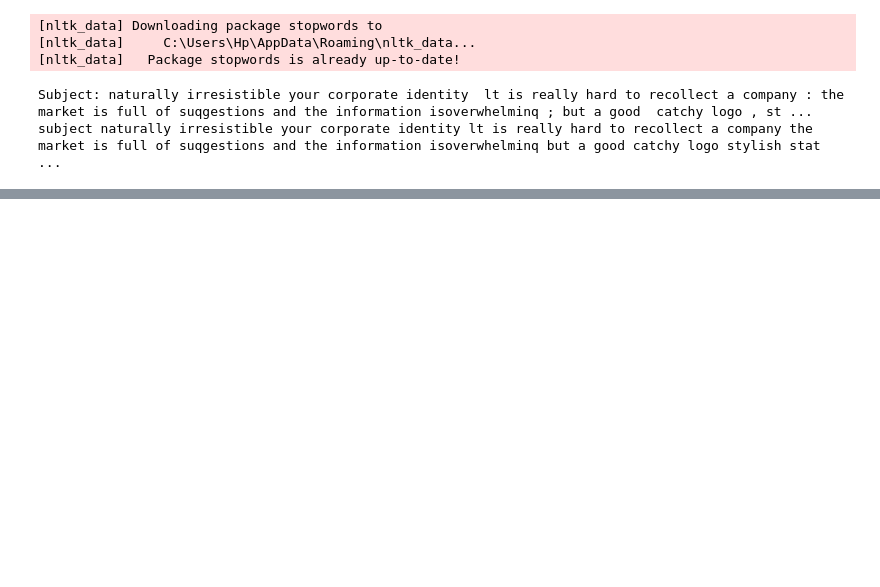
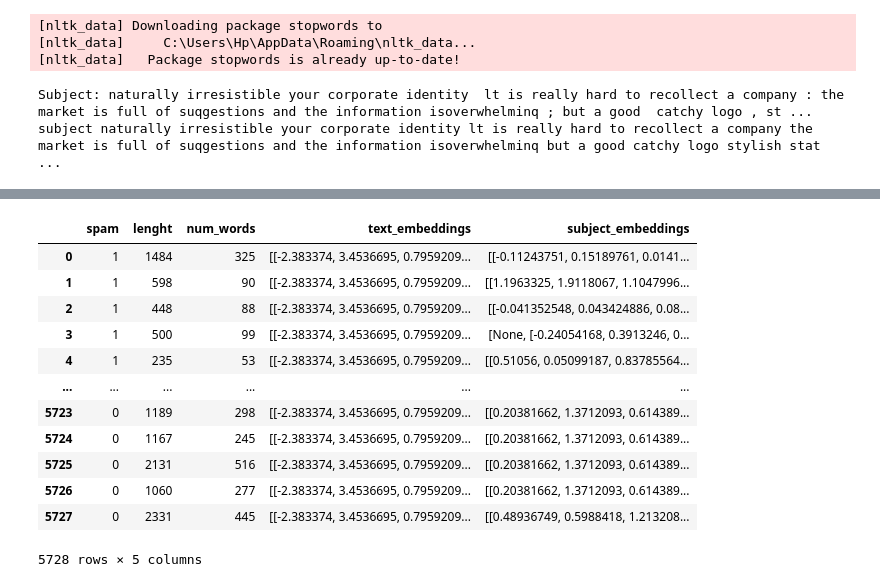
Before and after one commit to AbdulRafay03/NLP-stuff, a Jupyter notebook: email.ipynb, the cells around one changed output, grey strips where cells are left out. Drawn from its saved outputs; the diff is of its cells as text; code cells hidden in the pictures; blank space fills up the shorter version.

```diff
--- a/email.ipynb
+++ b/email.ipynb
@@ -84,12 +118,10 @@ df
 # %%
-from autocorrect import Speller
+from textblob import TextBlob
 
-def correct_spelling_autocorrect(text):
-    spell = Speller(lang='en')
-    words = text.split()
-    corrected_words = [spell(word) for word in words]
-    corrected_text = ' '.join(corrected_words)
+def correct_spelling_textblob(text):
+    blob = TextBlob(text)
+    corrected_text = ' '.join([word.correct() for word in blob.words])
     return corrected_text
 
 # Usage
-df['text'] = df['text'].apply(correct_spelling_autocorrect)
+# df['text'] = df['text'].apply(correct_spelling_textblob)
@@ -138,3 +156,32 @@ print(df['text'].iloc[0])
 [nltk_data]   Package stopwords is already up-to-date!
 Subject: naturally irresistible your corporate identity  lt is really hard to recollect a company : the  market is full of suqgestions and the information isoverwhelminq ; but a good  catchy logo , st ...
 subject naturally irresistible your corporate identity lt is really hard to recollect a company the market is full of suqgestions and the information isoverwhelminq but a good catchy logo stylish stat ...
+# %%
+from gensim.models import Word2Vec
+import nltk
+from nltk.tokenize import word_tokenize
+
+nltk.download('punkt')
+
+
+df['tokenized_text'] = df['text'].apply(lambda x: word_tokenize(x.lower()))
+df['tokenized_subject'] = df['subject'].apply(lambda x: word_tokenize(x.lower()))
+
+
+word2vec_model = Word2Vec(sentences=df['tokenized_text'], vector_size=100, window=5, min_count=1, workers=4)
+
+
+def get_word_embedding(word):
+    if word in word2vec_model.wv:
+        return word2vec_model.wv[word]
+    else:
+        return None
+
+
+df['text_embeddings'] = df['tokenized_text'].apply(lambda tokens: [get_word_embedding(word) for word in tokens])
+df['subject_embeddings'] = df['tokenized_subject'].apply(lambda tokens: [get_word_embedding(word) for word in tokens])
+
+df.drop(['text','subject','tokenized_text','tokenized_subject'] , axis=1 , inplace=True)
+
+df
+# %% [output]
@@ -140,0 +191,13 @@ subject naturally irresistible your corporate identity lt is really hard to reco
+|  | spam | lenght | num_words | text_embeddings | subject_embeddings |
+| 0 | 1 | 1484 | 325 | [[-2.383374, 3.4536695, 0.7959209... | [[-0.11243751, 0.15189761, 0.0141... |
+| 1 | 1 | 598 | 90 | [[-2.383374, 3.4536695, 0.7959209... | [[1.1963325, 1.9118067, 1.1047996... |
+| 2 | 1 | 448 | 88 | [[-2.383374, 3.4536695, 0.7959209... | [[-0.041352548, 0.043424886, 0.08... |
+| 3 | 1 | 500 | 99 | [[-2.383374, 3.4536695, 0.7959209... | [None, [-0.24054168, 0.3913246, 0... |
+| 4 | 1 | 235 | 53 | [[-2.383374, 3.4536695, 0.7959209... | [[0.51056, 0.05099187, 0.83785564... |
+| ... | ... | ... | ... | ... | ... |
+| 5723 | 0 | 1189 | 298 | [[-2.383374, 3.4536695, 0.7959209... | [[0.20381662, 1.3712093, 0.614389... |
+| 5724 | 0 | 1167 | 245 | [[-2.383374, 3.4536695, 0.7959209... | [[0.20381662, 1.3712093, 0.614389... |
+| 5725 | 0 | 2131 | 516 | [[-2.383374, 3.4536695, 0.7959209... | [[0.20381662, 1.3712093, 0.614389... |
+| 5726 | 0 | 1060 | 277 | [[-2.383374, 3.4536695, 0.7959209... | [[0.20381662, 1.3712093, 0.614389... |
+| 5727 | 0 | 2331 | 445 | [[-2.383374, 3.4536695, 0.7959209... | [[0.48936749, 0.5988418, 1.213208... |
+5728 rows × 5 columns
```
Also changed, not shown: parts of 14 cells of this notebook.
